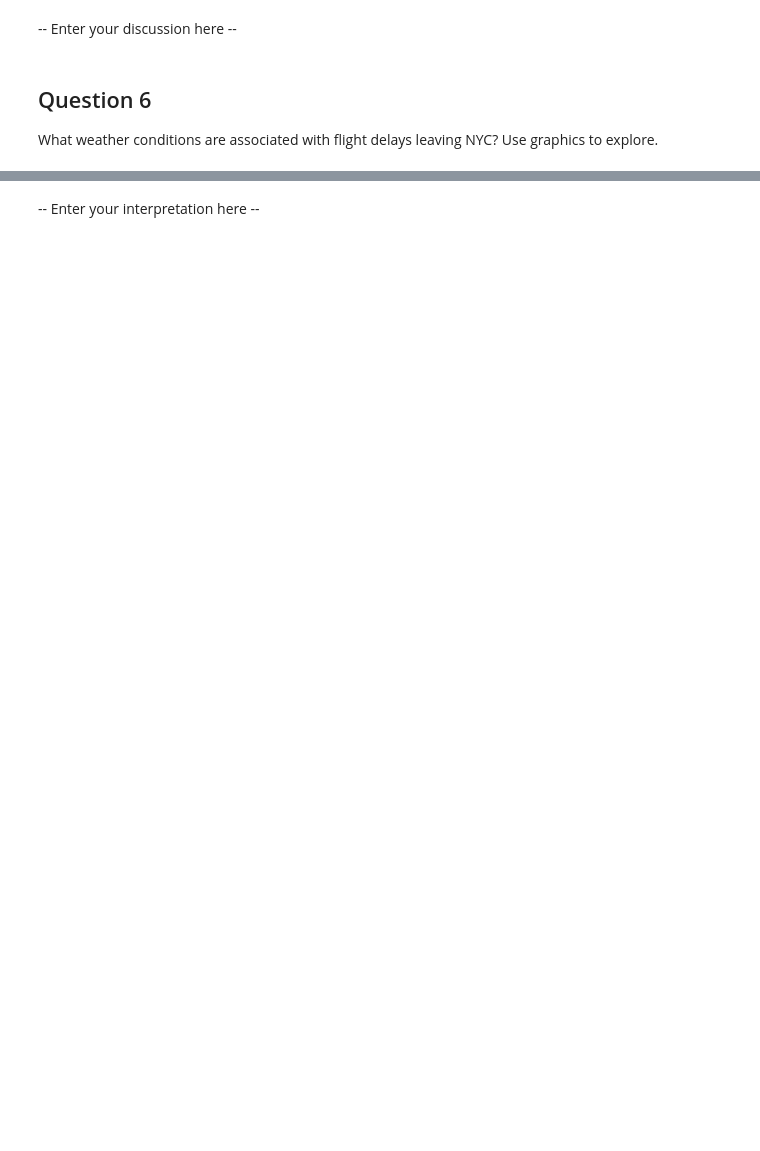
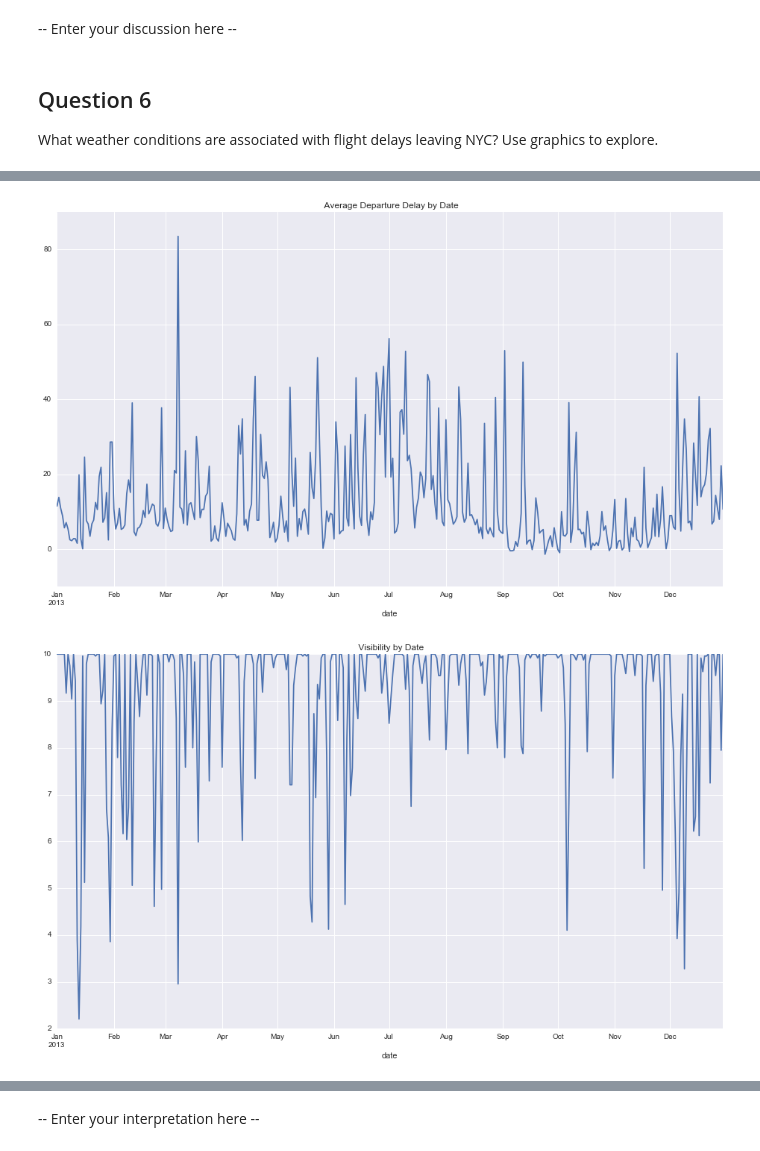
Before and after one commit to abhi32ag/Data_Science_2, a Jupyter notebook: Assignments/Problem_Set_1/ps1.ipynb, the cells around one changed output, grey strips where cells are left out. Saved outputs shown, nothing was run; the diff lists cells and outputs as text; code cells hidden in the pictures; blank space fills up the shorter version.

Commit message:
Adding code to problem set

```diff
--- a/Assignments/Problem_Set_1/ps1.ipynb
+++ b/Assignments/Problem_Set_1/ps1.ipynb
@@ -359,0 +389,2 @@ What weather conditions are associated with flight delays leaving NYC? Use graph
+# %%
+weather_df = pd.read_csv('/Users/abhi/Documents/UW/Courses/Spring_Quarter_17/INFX-574/data/Problem_Set_1/weather.csv')
@@ -359,0 +411,4 @@ What weather conditions are associated with flight delays leaving NYC? Use graph
+# %%
+weather_df['date'] = pd.to_datetime((weather_df.year*10000 + weather_df.month*100 + weather_df.day).apply(str), format = "%Y%m%d")
+# %%
+weather_delay_merged = weather_df.merge(clean_df, on = 'date')
@@ -359,0 +427,23 @@ What weather conditions are associated with flight delays leaving NYC? Use graph
+# %%
+plt.figure(figsize = (16,9))
+pivot1 = pd.pivot_table(data = weather_delay_merged, values = 'dep_delay' , aggfunc = 'mean', index = 'date')
+pivot1.plot(title=' Average Departure Delay by Date');
+
+plt.figure(figsize = (16,9))
+pivot2 = pd.pivot_table(data = weather_delay_merged, values = 'visib', aggfunc = 'mean', index = 'date')
+pivot2.plot(title=' Visibility by Date');
+
+plt.figure(figsize = (16,9))
+pivot3 = pd.pivot_table(data = weather_delay_merged, values = 'temp', aggfunc = 'mean', index = 'date')
+pivot3.plot(title=' Visibility by Date');
+
+plt.figure(figsize = (16,9))
+pivot4 = pd.pivot_table(data = weather_delay_merged, values = 'humid', aggfunc = 'mean', index = 'date')
+pivot4.plot(title=' Visibility by Date');
+
+plt.figure(figsize = (16,9))
+pivot5 = pd.pivot_table(data = weather_delay_merged, values = 'precip', aggfunc = 'mean', index = 'date')
+pivot5.plot(title=' Visibility by Date');
+# %% [output]
+[figure, added]
+[figure, added]
```
Also changed, not shown: parts of 12 cells of this notebook, 1 other file.
